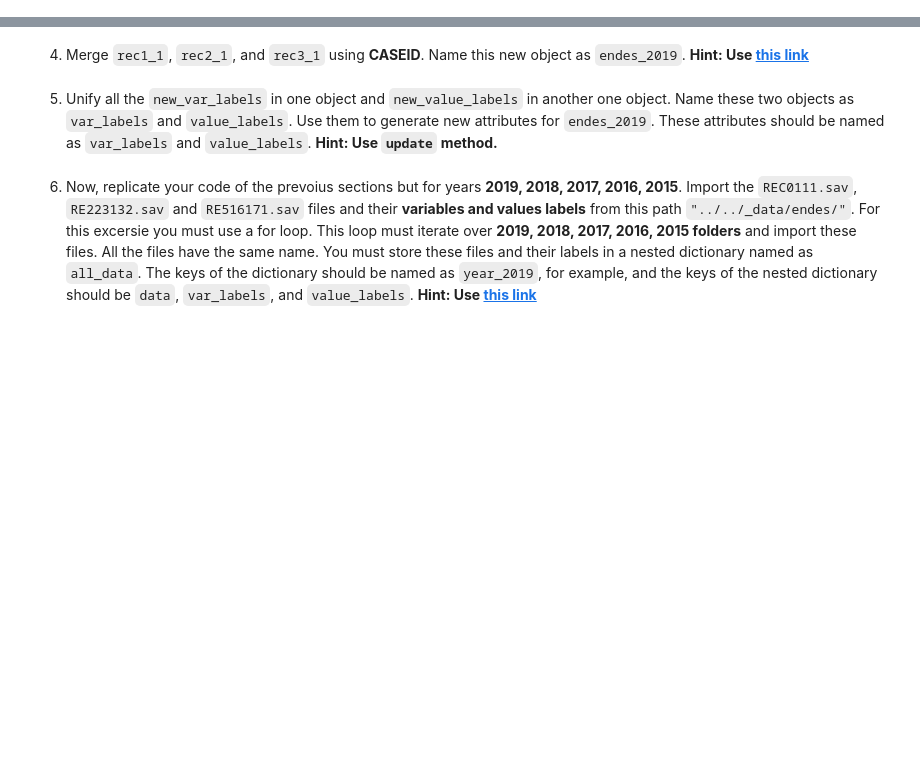
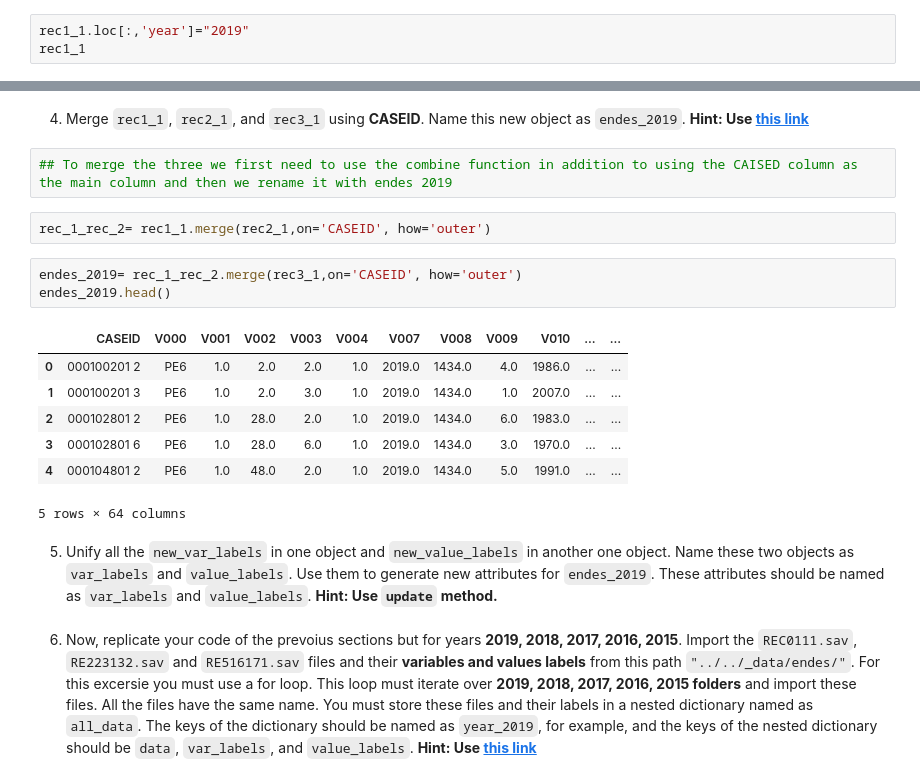
Before and after one commit to alexanderquispe/BiLab_Summer_Python, a Jupyter notebook: assignments/Assignment_4/group_6_ass_4_2024.ipynb, the cells around one changed output, grey strips where cells are left out. Drawn from its saved outputs; the diff is of its cells as text; blank space fills up the shorter version.

```diff
--- a/assignments/Assignment_4/group_6_ass_4_2024.ipynb
+++ b/assignments/Assignment_4/group_6_ass_4_2024.ipynb
@@ -443,0 +462,3 @@ new_value_labels3
+# %%
+rec1_1.loc[:,'year']="2019"
+rec1_1
@@ -444,5 +501,20 @@ new_value_labels3
 # %% [markdown]
 4. Merge `rec1_1`, `rec2_1`, and `rec3_1` using **CASEID**. Name this new object as `endes_2019`. **Hint: Use [this link](https://stackoverflow.com/questions/53645882/pandas-merging-101)**
+# %%
+## To merge the three we first need to use the combine function in addition to using the CAISED column as the main column and then we rename it with endes 2019
+# %%
+rec_1_rec_2= rec1_1.merge(rec2_1,on='CASEID', how='outer')
+# %%
+endes_2019= rec_1_rec_2.merge(rec3_1,on='CASEID', how='outer')
+endes_2019.head()
+# %% [output]
+|  | CASEID | V000 | V001 | V002 | V003 | V004 | V007 | V008 | V009 | V010 | ... | ... |
+| 0 | 000100201 2 | PE6 | 1.0 | 2.0 | 2.0 | 1.0 | 2019.0 | 1434.0 | 4.0 | 1986.0 | ... | ... |
+| 1 | 000100201 3 | PE6 | 1.0 | 2.0 | 3.0 | 1.0 | 2019.0 | 1434.0 | 1.0 | 2007.0 | ... | ... |
+| 2 | 000102801 2 | PE6 | 1.0 | 28.0 | 2.0 | 1.0 | 2019.0 | 1434.0 | 6.0 | 1983.0 | ... | ... |
+| 3 | 000102801 6 | PE6 | 1.0 | 28.0 | 6.0 | 1.0 | 2019.0 | 1434.0 | 3.0 | 1970.0 | ... | ... |
+| 4 | 000104801 2 | PE6 | 1.0 | 48.0 | 2.0 | 1.0 | 2019.0 | 1434.0 | 5.0 | 1991.0 | ... | ... |
+5 rows × 64 columns
 # %% [markdown]
 5. Unify all the `new_var_labels` in one object and `new_value_labels` in another one object. Name these two objects as `var_labels` and `value_labels`. Use them to generate new attributes for `endes_2019`. These attributes should be named as `var_labels` and `value_labels`. **Hint: Use `update` method.**
 # %% [markdown]
```
Also changed, not shown: parts of 5 cells of this notebook.
